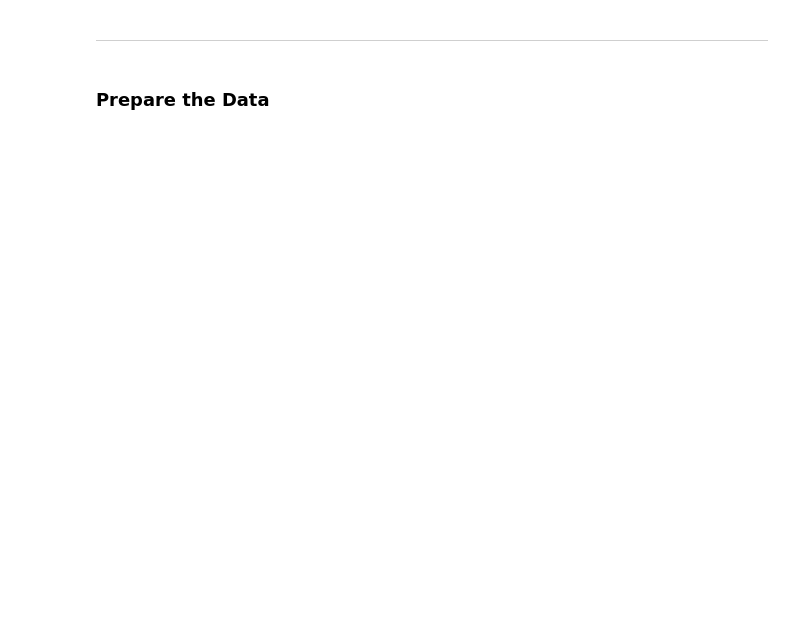
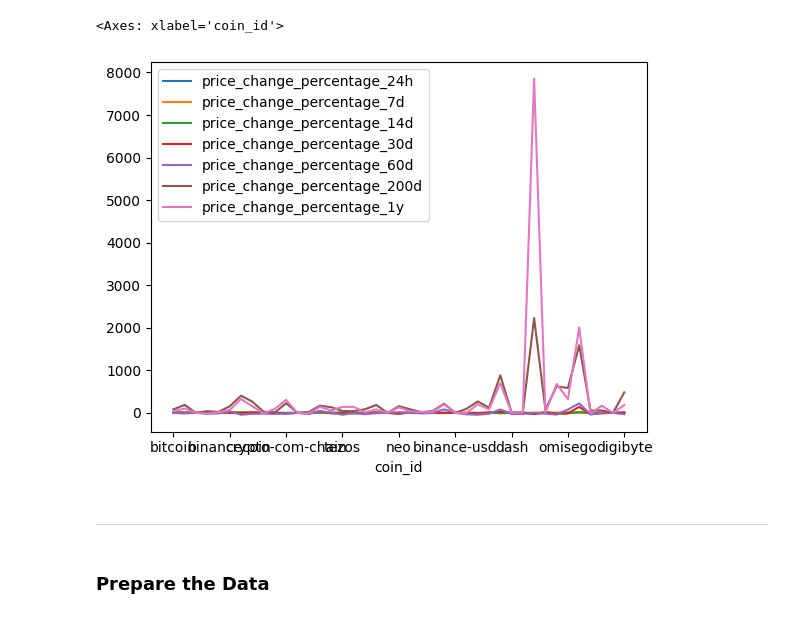
Before and after one commit to toejo/cryptoClustering, a Jupyter notebook: Crypto_Clustering.ipynb, the cells around one changed output. Drawn from its saved outputs; the diff is of its cells as text; code cells hidden in the pictures; blank space fills up the shorter version.

```diff
--- a/Crypto_Clustering.ipynb
+++ b/Crypto_Clustering.ipynb
@@ -13,7 +11,7 @@ from sklearn.preprocessing import StandardScaler
 # %%
 # Load the data into a Pandas DataFrame
 df_market_data = pd.read_csv(
-    "Resources/crypto_market_data.csv",
+    "crypto_market_data.csv",
     index_col="coin_id")
 
 # Display sample data
@@ -46,9 +44,9 @@ df_market_data.describe()
 | max | 4.840330 | 20.694590 | 24.239190 | 140.795700 | ... |
 # %%
 # Plot your data to see what's in your DataFrame
-df_market_data.hvplot.line(
-    width=800,
-    height=400,
-    rot=90
+df_market_data.plot.line(
+    # width=800,
+    # height=400,
+    # rot=90
 )
 # %% [output]
@@ -56,3 +53,5 @@ df_market_data.hvplot.line(
+<Axes: xlabel='coin_id'>
+[figure, added]
 # %% [markdown]
 ---
 # %% [markdown]
```
Also changed, not shown: parts of 34 cells of this notebook.
